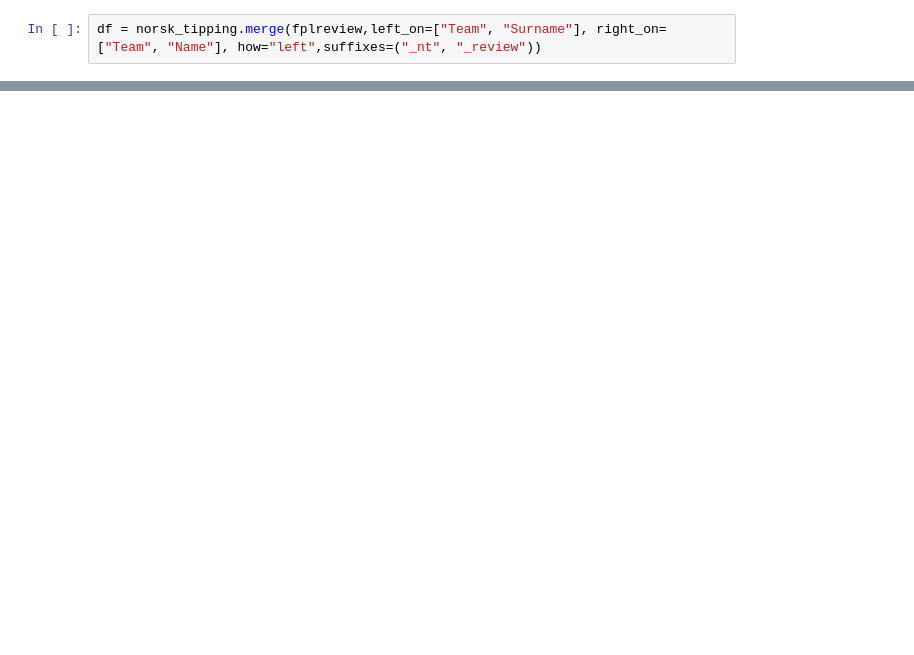
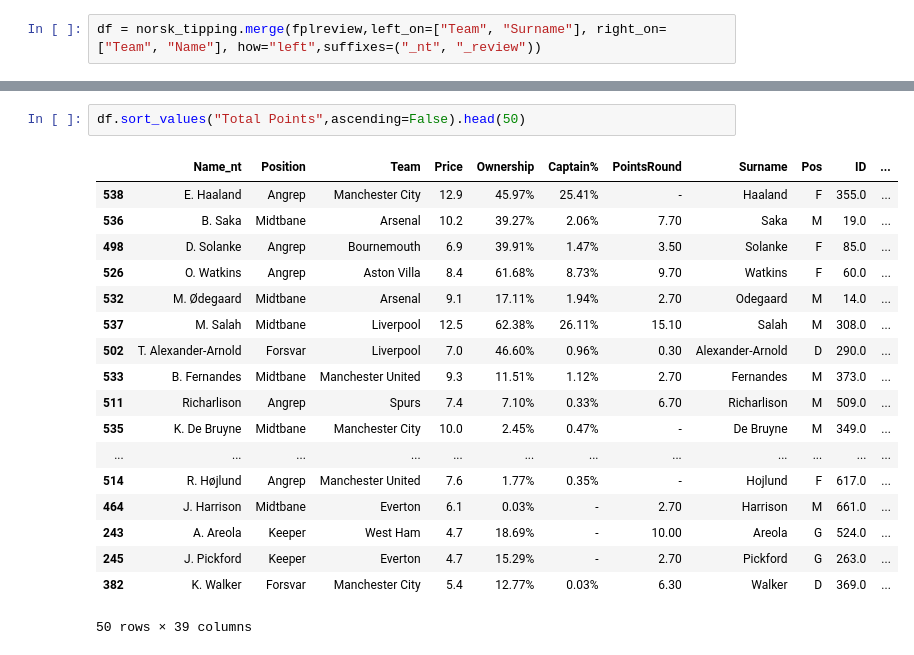
Before and after one commit to eiriklid/norsk_tipping_review, a Jupyter notebook: norsk_tipping_review/merge_norsk_tipping_and_fplreview.ipynb, the cells around one changed output, grey strips where cells are left out. Saved outputs shown, nothing was run; the diff lists cells and outputs as text; blank space fills up the shorter version.

```diff
--- a/norsk_tipping_review/merge_norsk_tipping_and_fplreview.ipynb
+++ b/norsk_tipping_review/merge_norsk_tipping_and_fplreview.ipynb
@@ -208,0 +250,21 @@ fplreview[fplreview.Team.isin(["Manchester City", "Liverpool"])].head(50)
+# %%
+df.sort_values("Total Points",ascending=False).head(50)
+# %% [output]
+|  | Name_nt | Position | Team | Price | Ownership | Captain% | PointsRound | Surname | Pos | ID | ... |
+| 538 | E. Haaland | Angrep | Manchester City | 12.9 | 45.97% | 25.41% | - | Haaland | F | 355.0 | ... |
+| 536 | B. Saka | Midtbane | Arsenal | 10.2 | 39.27% | 2.06% | 7.70 | Saka | M | 19.0 | ... |
+| 498 | D. Solanke | Angrep | Bournemouth | 6.9 | 39.91% | 1.47% | 3.50 | Solanke | F | 85.0 | ... |
+| 526 | O. Watkins | Angrep | Aston Villa | 8.4 | 61.68% | 8.73% | 9.70 | Watkins | F | 60.0 | ... |
+| 532 | M. Ødegaard | Midtbane | Arsenal | 9.1 | 17.11% | 1.94% | 2.70 | Odegaard | M | 14.0 | ... |
+| 537 | M. Salah | Midtbane | Liverpool | 12.5 | 62.38% | 26.11% | 15.10 | Salah | M | 308.0 | ... |
+| 502 | T. Alexander-Arnold | Forsvar | Liverpool | 7.0 | 46.60% | 0.96% | 0.30 | Alexander-Arnold | D | 290.0 | ... |
+| 533 | B. Fernandes | Midtbane | Manchester United | 9.3 | 11.51% | 1.12% | 2.70 | Fernandes | M | 373.0 | ... |
+| 511 | Richarlison | Angrep | Spurs | 7.4 | 7.10% | 0.33% | 6.70 | Richarlison | M | 509.0 | ... |
+| 535 | K. De Bruyne | Midtbane | Manchester City | 10.0 | 2.45% | 0.47% | - | De Bruyne | M | 349.0 | ... |
+| ... | ... | ... | ... | ... | ... | ... | ... | ... | ... | ... | ... |
+| 514 | R. Højlund | Angrep | Manchester United | 7.6 | 1.77% | 0.35% | - | Hojlund | F | 617.0 | ... |
+| 464 | J. Harrison | Midtbane | Everton | 6.1 | 0.03% | - | 2.70 | Harrison | M | 661.0 | ... |
+| 243 | A. Areola | Keeper | West Ham | 4.7 | 18.69% | - | 10.00 | Areola | G | 524.0 | ... |
+| 245 | J. Pickford | Keeper | Everton | 4.7 | 15.29% | - | 2.70 | Pickford | G | 263.0 | ... |
+| 382 | K. Walker | Forsvar | Manchester City | 5.4 | 12.77% | 0.03% | 6.30 | Walker | D | 369.0 | ... |
+50 rows × 39 columns
```
Also changed, not shown: parts of 14 cells of this notebook, 2 other files.
